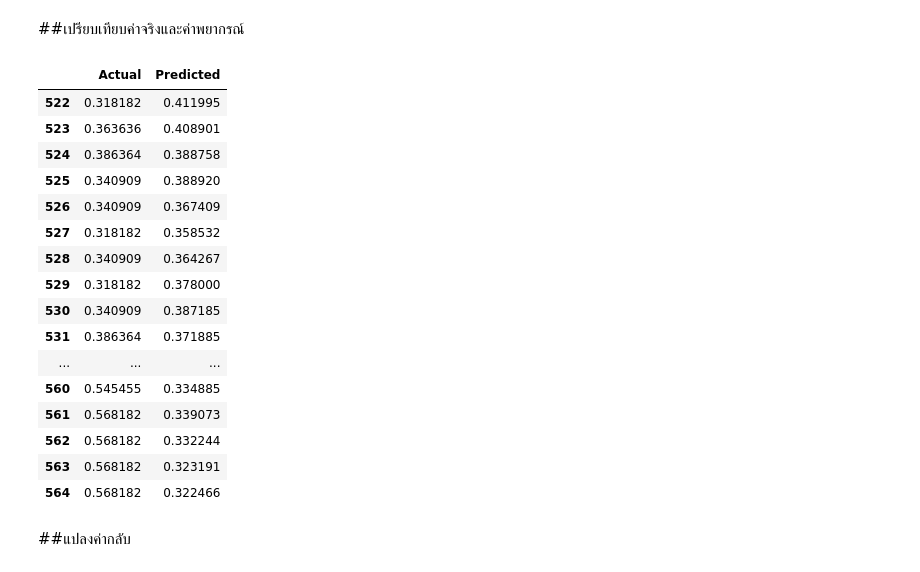
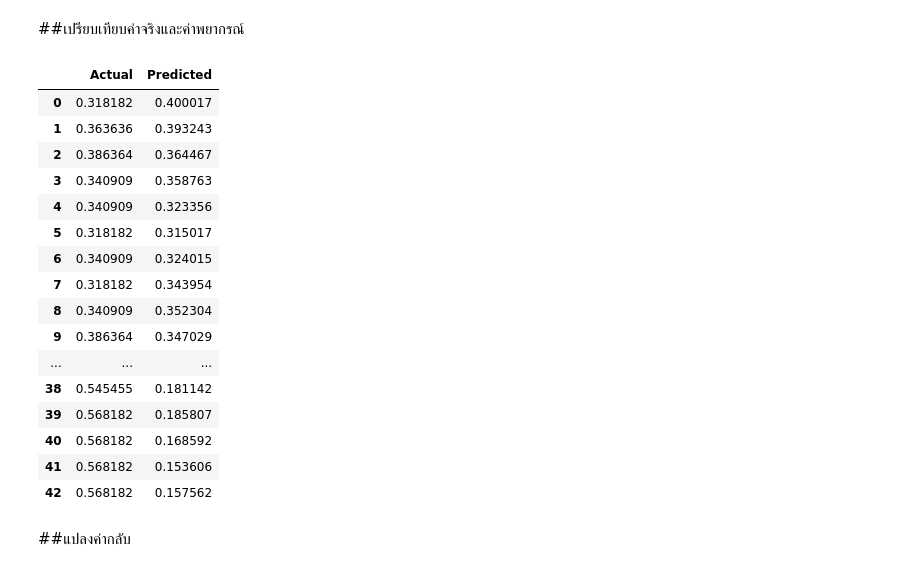
Before and after one commit to Suriya6744/Project, a Jupyter notebook: LSTM_final.ipynb, the cells around one changed output. Drawn from its saved outputs; the diff is of its cells as text; code cells hidden in the pictures.

```diff
--- a/LSTM_final.ipynb
+++ b/LSTM_final.ipynb
@@ -762,11 +764,15 @@ y_test_ptt = y.iloc[522:]
 # %%
 # แปลงข้อมูลให้เป็นรูปแบบที่เหมาะสมสำหรับ LSTM
 import numpy as np
+
+np.random.seed(42)
+tf.random.set_seed(42)
 X_train_ptt = X_train_ptt.values.reshape((X_train_ptt.shape[0],1, X_train_ptt.shape[1]))
 X_test_ptt = X_test_ptt.values.reshape((X_test_ptt.shape[0],1, X_test_ptt.shape[1]))
 
-# y_train_ptt = y_train_ptt.values.reshape((y_train_ptt.shape[0],y_train_ptt.shape[1], 1))
-# y_test_ptt = y_test_ptt.values.reshape((y_test_ptt.shape[0],y_train_ptt.shape[1], 1))
+# Reshape target variables
+y_train_ptt = np.reshape(y_train_ptt, (y_train_ptt.shape[0], 1))
+y_test_ptt = np.reshape(y_test_ptt, (y_test_ptt.shape[0], 1))
 
 print(X_train_ptt.shape)
 print(X_test_ptt.shape)
@@ -931,26 +937,29 @@ import numpy as np
 from keras.layers import Dropout
 
 
-batch_size = 64
+batch_size = 1
 # Create a new Sequential model
 model = Sequential()
 
 # Add LSTM layer with return_sequences and stateful, specify batch size
-model.add(LSTM(units=80,  batch_input_shape=(batch_size,X_train_ptt.shape[1], X_train_ptt.shape[2]), return_sequences=True,stateful=False))
+model.add(LSTM(units=80,  batch_input_shape=(batch_size,X_train_ptt.shape[1], X_train_ptt.shape[2]), return_sequences=True,stateful=True))
 model.add(Dropout(0.5))
 
-model.add(LSTM(50, activation='relu',return_sequences=True, stateful=False))
+model.add(LSTM(50, activation='relu',return_sequences=True,stateful=True))
 model.add(Dropout(0.5))
 
-model.add(Dense(1, activation='relu'))
+model.add(Dense(1, activation='linear'))
+
 # Compile the model with an optimizer and a loss function
-
 model.compile(optimizer=Adam(learning_rate=0.001), loss='mse')
 
 # Train the model on the training data
-model.fit(X_train_ptt, y_train_ptt, epochs=150, batch_size=batch_size, verbose=0,validation_data=(X_test_ptt,y_test_ptt))
+model.fit(X_train_ptt, y_train_ptt, epochs=10, batch_size=batch_size, verbose=0,validation_data=(X_test_ptt,y_test_ptt))
 
-# Make predictions on the test set
+
+
+
+# #Make predictions on the test set
 # y_pred_ptt_trian = model.predict(X_train_ptt)
 
 # # Plot training loss and validation loss
@@ -966,8 +997,9 @@ model.fit(X_train_ptt, y_train_ptt, epochs=150, batch_size=batch_size, verbose=0
 # %%
-y_pred_ptt_trian = model.predict(X_train_ptt).flatten()
+model.reset_states()
+y_pred_ptt_test = model.predict(X_test_ptt,batch_size=1).flatten()
 plt.figure(figsize=(12, 6))
-plt.plot(cm_df['cp_ptt'].values, label='Actual Prices', color='blue')
-plt.plot(y_pred_ptt_trian, label='Predicted Prices', color='red')
+plt.plot(cm_df['cp_ptt'][522:].values, label='Actual Prices', color='blue')
+plt.plot(y_pred_ptt_test, label='Predicted Prices', color='red')
 plt.xlabel('Time')
 plt.ylabel('Stock Price')
 plt.legend()
@@ -979,10 +1010,0 @@ plt.show()
-# %%
-y_pred_ptt_test = model.predict(X_test_ptt).flatten()
-plt.figure(figsize=(12, 6))
-plt.plot(cm_df['cp_ptt'][522:].values, label='Actual Prices', color='blue')
-plt.plot(y_pred_ptt_test, label='Predicted Prices', color='red')
-plt.xlabel('Time')
-plt.ylabel('Stock Price')
-plt.legend()
-plt.title('Actual vs. Predicted Stock Prices')
-plt.show()
@@ -1098,30 +1115,30 @@ plt.show()
 # %%
 import pandas as pd
 import numpy as np
 
 # Create a DataFrame for comparison
-lstm_ptt_pd_test = pd.DataFrame({'Actual': y_test_ptt, 'Predicted': y_pred_ptt_test.flatten()})
+lstm_ptt_pd_test = pd.DataFrame({'Actual': y_test_ptt.flatten(), 'Predicted': y_pred_ptt_test.flatten()})
 
 # Print the comparison table
 lstm_ptt_pd_test
 # %% [output]
 |  | Actual | Predicted |
-| 522 | 0.318182 | 0.411995 |
-| 523 | 0.363636 | 0.408901 |
-| 524 | 0.386364 | 0.388758 |
-| 525 | 0.340909 | 0.388920 |
-| 526 | 0.340909 | 0.367409 |
-| 527 | 0.318182 | 0.358532 |
-| 528 | 0.340909 | 0.364267 |
-| 529 | 0.318182 | 0.378000 |
-| 530 | 0.340909 | 0.387185 |
-| 531 | 0.386364 | 0.371885 |
+| 0 | 0.318182 | 0.400017 |
+| 1 | 0.363636 | 0.393243 |
+| 2 | 0.386364 | 0.364467 |
+| 3 | 0.340909 | 0.358763 |
+| 4 | 0.340909 | 0.323356 |
+| 5 | 0.318182 | 0.315017 |
+| 6 | 0.340909 | 0.324015 |
+| 7 | 0.318182 | 0.343954 |
+| 8 | 0.340909 | 0.352304 |
+| 9 | 0.386364 | 0.347029 |
 | ... | ... | ... |
-| 560 | 0.545455 | 0.334885 |
-| 561 | 0.568182 | 0.339073 |
-| 562 | 0.568182 | 0.332244 |
-| 563 | 0.568182 | 0.323191 |
-| 564 | 0.568182 | 0.322466 |
+| 38 | 0.545455 | 0.181142 |
+| 39 | 0.568182 | 0.185807 |
+| 40 | 0.568182 | 0.168592 |
+| 41 | 0.568182 | 0.153606 |
+| 42 | 0.568182 | 0.157562 |
 # %% [markdown]
 ##แปลงค่ากลับ
 # %%
```
Also changed, not shown: parts of 15 cells of this notebook.
